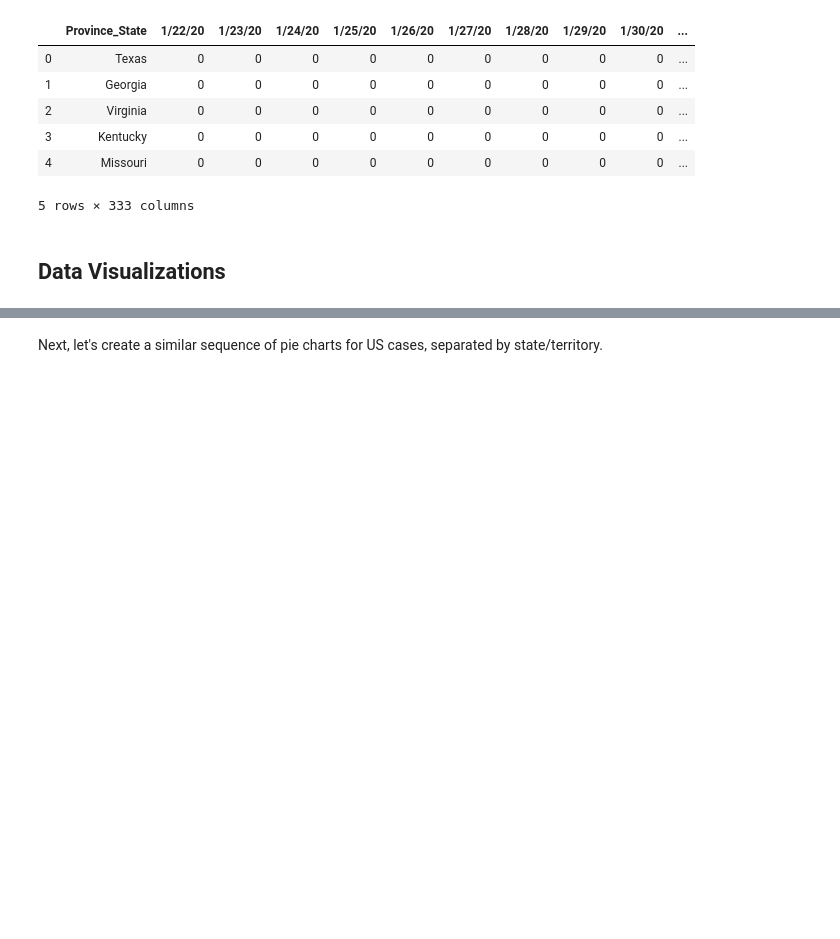
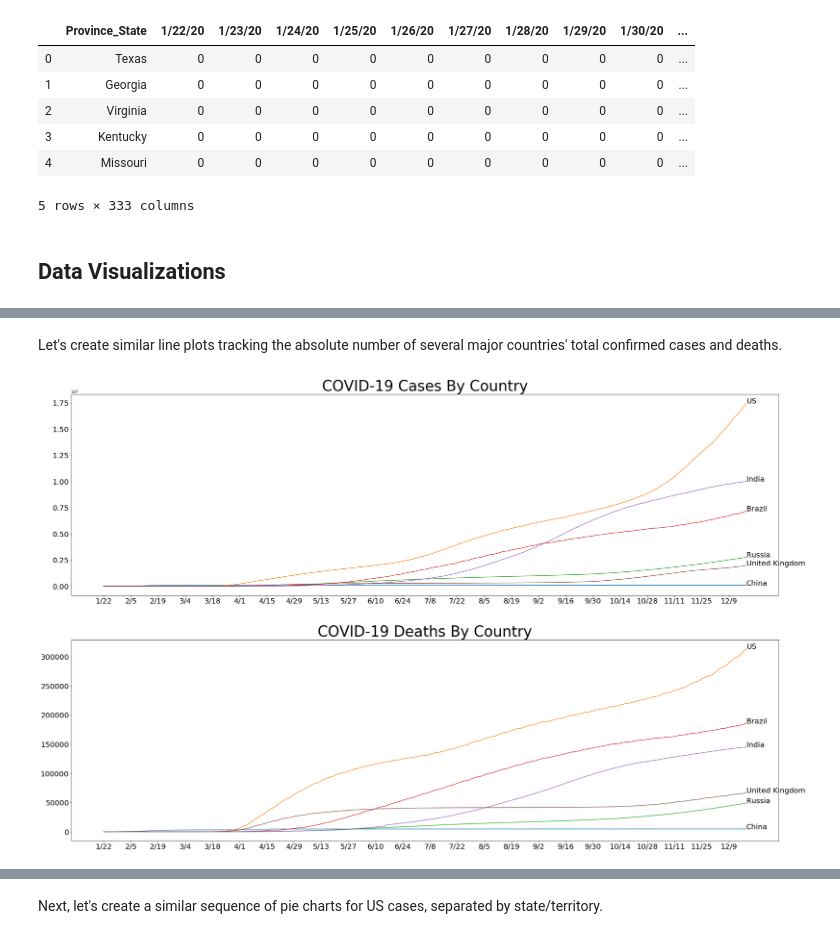
Before and after one commit to abx393/covid-19-visualizations, a Jupyter notebook: covid-19-time-series-data-visualizations.ipynb, the cells around one changed output, grey strips where cells are left out. Cells and saved outputs as stored; diff of their text form; code cells hidden in the pictures; blank space fills up the shorter version.

```diff
--- a/covid-19-time-series-data-visualizations.ipynb
+++ b/covid-19-time-series-data-visualizations.ipynb
@@ -164 +211,34 @@ timeseries_state_deaths_df.head()
+# %% [markdown]
+Let's create similar line plots tracking the absolute number of several major countries' total confirmed cases and deaths.
+# %%
+dates =  np.array(timeseries_country_cases_df.columns)[1:]
+dates_abbrev = []
+for date in dates:
+    dates_abbrev.append(date[:-3])
+
+fig, ax = plt.subplots(2, figsize=(30, 20))
+fig.tight_layout(pad=10)
+
+countries = ["China", "US", "Russia", "Brazil", "India", "United Kingdom"]
+
+for country in countries:
+
+    cases = np.array(timeseries_country_cases_df.set_index('Country').loc[country])
+    ax[0].plot(dates_abbrev, cases)
+    ax[0].annotate(country, (dates_abbrev[-1], cases[-1]), size=20)
+    ax[0].set_xticks(range(0, len(dates), 14))
+    ax[0].tick_params(labelsize=20)
+    ax[0].set_title("COVID-19 Cases By Country", size=40)
+
+    deaths = np.array(timeseries_country_deaths_df.set_index('Country').loc[country])
+    ax[1].plot(dates_abbrev, deaths)
+    ax[1].annotate(country, (dates_abbrev[-1], deaths[-1]), size=20)
+    ax[1].set_xticks(range(0, len(dates), 14))
+    ax[1].tick_params(labelsize=20)
+    ax[1].set_title("COVID-19 Deaths By Country", size=40)
+
+plt.savefig("images/line_graph_countries.jpg")
+plt.show()
+# %% [output]
+[figure, added]
 # %% [markdown]
```
Also changed, not shown: parts of 13 cells of this notebook.
